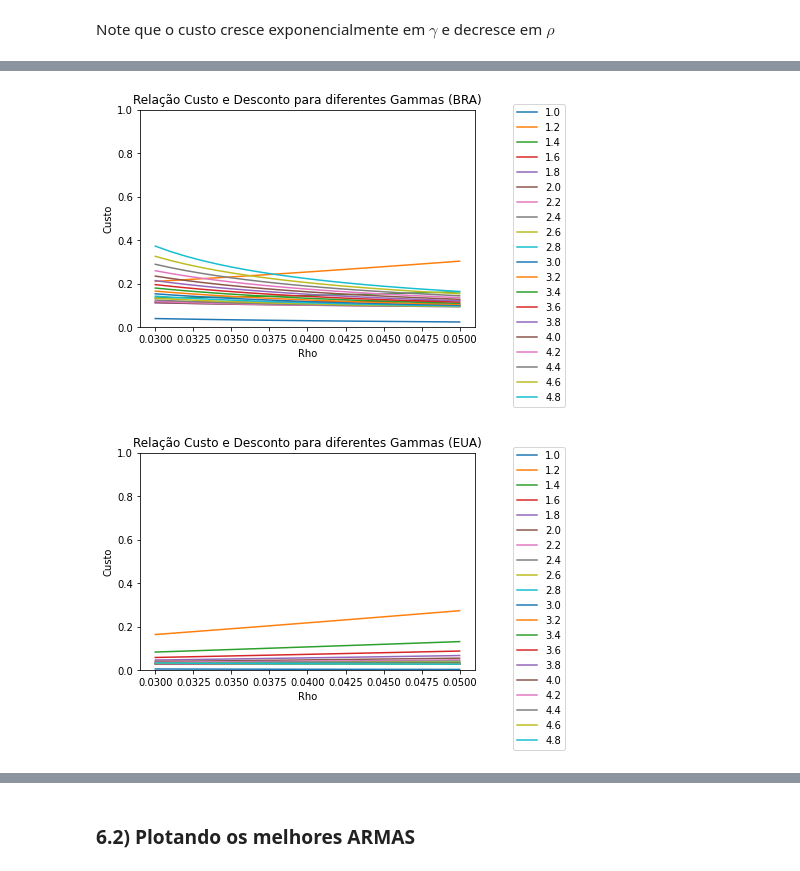
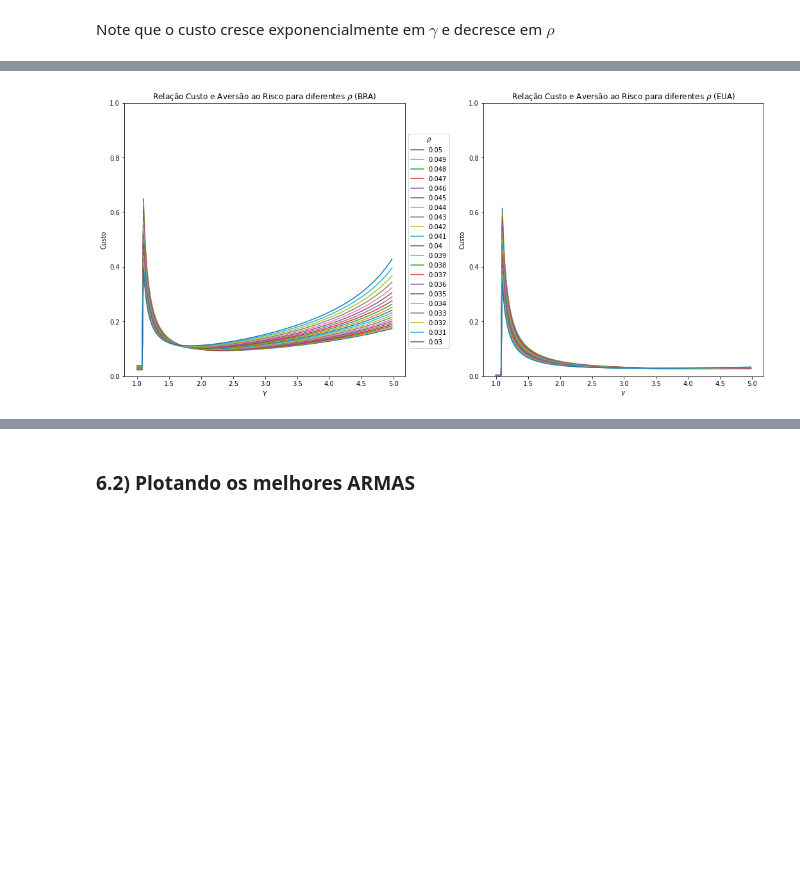
Before and after one commit to lucasestrela/Dissertacao, a Jupyter notebook: Calculando_Custo.ipynb, the cells around one changed output, grey strips where cells are left out. Saved outputs shown, nothing was run; the diff lists cells and outputs as text; code cells hidden in the pictures; blank space fills up the shorter version.

```diff
--- a/Calculando_Custo.ipynb
+++ b/Calculando_Custo.ipynb
@@ -433,29 +447,34 @@ plt.show()
-# %%
-
-for i_gamma, gama in enumerate(Gamma_):
-    plt.plot( Rho_ , lambda_ARMA2[0][:, i_gamma])
-    # Limitando o gráfico pra nao estourar
-    plt.ylim(0, 1)
-    plt.xlabel("Rho")
-    plt.ylabel("Custo")
-    plt.title('Relação Custo e Desconto para diferentes Gammas (BRA)')
-    plt.legend(np.round(Gamma_, 1),
-               bbox_to_anchor=(1.1, 1.05))
-
-plt.show()
-
-
-for i_gamma, gama in enumerate(Gamma_):
-    plt.plot( Rho_ , lambda_ARMA2[1][:, i_gamma])
-    # Limitando o gráfico pra nao estourar
-    plt.ylim(0, 1)
-    plt.xlabel("Rho")
-    plt.ylabel("Custo")
-    plt.title('Relação Custo e Desconto para diferentes Gammas (EUA)')
-    plt.legend(np.round(Gamma_, 1),
-               bbox_to_anchor=(1.1, 1.05))
-
-plt.show()
-# %% [output]
-[figure, removed]
-[figure, removed]
+# %%
+# Set up the matplotlib figure
+f, axes = plt.subplots(1, 2, figsize=(15, 7))
+
+for i_rho, rhho in enumerate(Rho_):
+    axes[0].plot( Gamma_, lambda_ARMA2[0][i_rho, :])
+
+    axes[0].legend(np.round(Rho_, 3),
+                   bbox_to_anchor=(1.0, 0.90),
+                   title = r'$\rho$')
+
+
+
+for i_rho, rhho in enumerate(Rho_):
+    axes[1].plot( Gamma_, lambda_ARMA2[1][i_rho, :])
+
+
+# Espaçamento entre as figuras
+f.tight_layout(pad=3.0)
+
+# Algumas configurações de cada gráfico
+axes[0].set_ylim(0, 1)
+axes[0].set_title('Relação Custo e Aversão ao Risco para diferentes ' + r'$\rho$' + ' (BRA)')
+axes[0].set_xlabel(r'$\gamma$')
+axes[0].set_ylabel("Custo")
+
+axes[1].set_ylim(0, 1)
+axes[1].set_title('Relação Custo e Aversão ao Risco para diferentes ' + r'$\rho$' + ' (EUA)')
+axes[1].set_xlabel(r'$\gamma$')
+axes[1].set_ylabel("Custo")
+
+plt.show()
+# %% [output]
+[figure, added]
```
Also changed, not shown: parts of 13 cells of this notebook.
